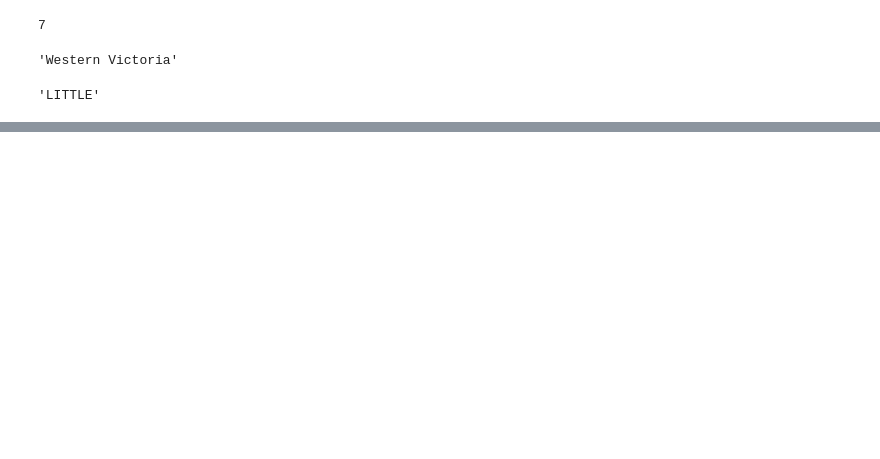
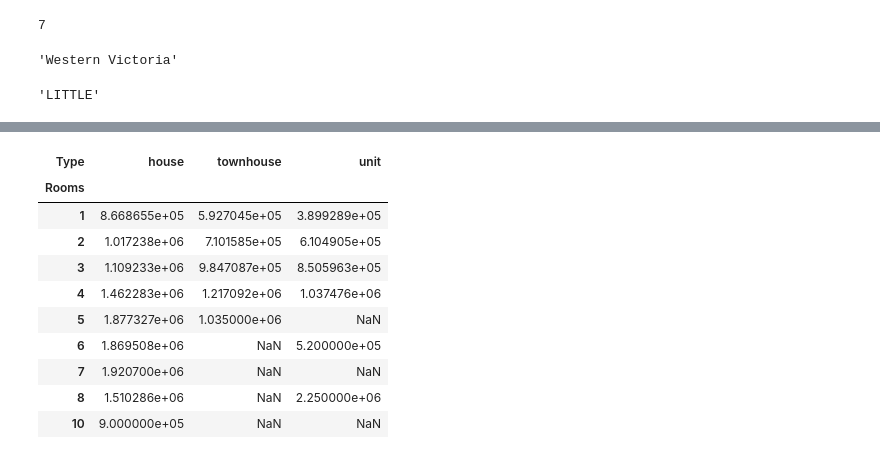
Before and after one commit to thetitorenko/sf_dspr_code, a Jupyter notebook: 01-block/05-python_12/05-python_12.ipynb, the cells around one changed output, grey strips where cells are left out. Cells and saved outputs as stored; diff of their text form; code cells hidden in the pictures; blank space fills up the shorter version.

```diff
--- a/01-block/05-python_12/05-python_12.ipynb
+++ b/01-block/05-python_12/05-python_12.ipynb
@@ -297,0 +340,15 @@ melb_filtered.groupby(by='SellerG')['Price'].sum().sort_values().index[0]
+# %%
+# Отделяем вложенный уровень методом unstack()
+melb_df.groupby(by=['Rooms', 'Type'])['Price'].mean().unstack()
+# %% [output]
+| Type | house | townhouse | unit |
+| Rooms |  |  |  |
+| 1 | 8.668655e+05 | 5.927045e+05 | 3.899289e+05 |
+| 2 | 1.017238e+06 | 7.101585e+05 | 6.104905e+05 |
+| 3 | 1.109233e+06 | 9.847087e+05 | 8.505963e+05 |
+| 4 | 1.462283e+06 | 1.217092e+06 | 1.037476e+06 |
+| 5 | 1.877327e+06 | 1.035000e+06 | NaN |
+| 6 | 1.869508e+06 | NaN | 5.200000e+05 |
+| 7 | 1.920700e+06 | NaN | NaN |
+| 8 | 1.510286e+06 | NaN | 2.250000e+06 |
+| 10 | 9.000000e+05 | NaN | NaN |
```
Also changed, not shown: parts of 14 cells of this notebook.
